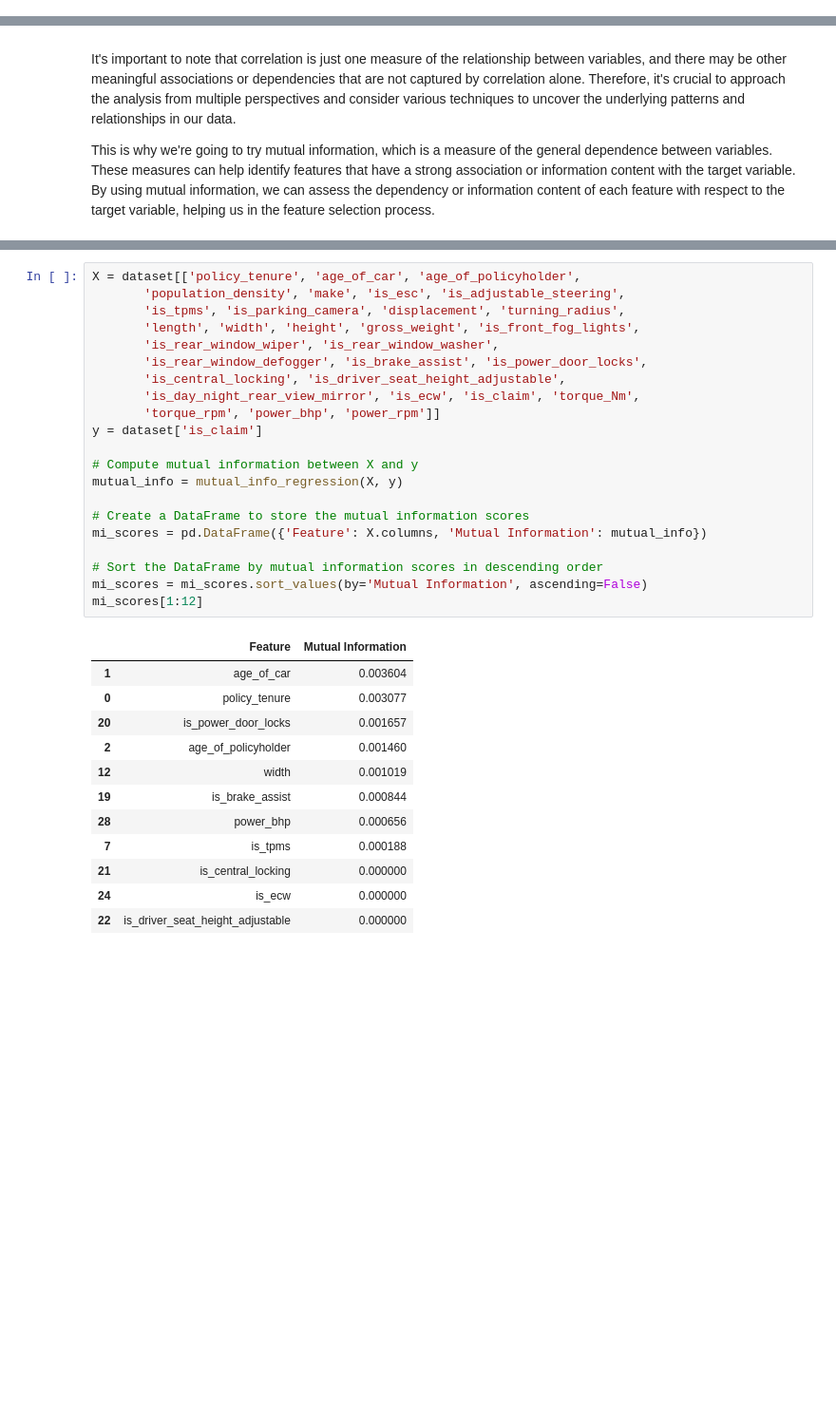
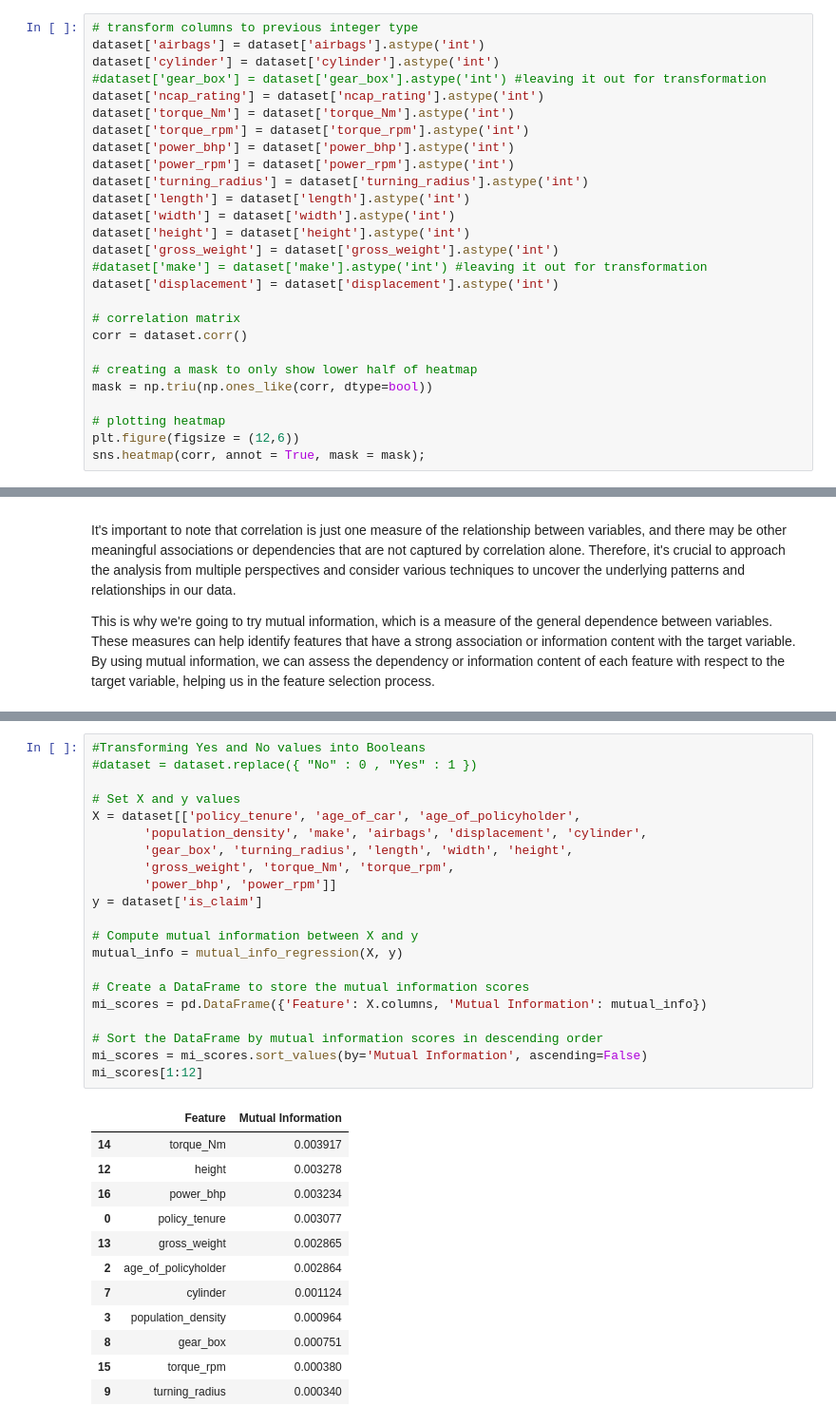
Before and after one commit to annaziegert/insurance_claim_prediciton_nova, a Jupyter notebook: final_notebook/final.ipynb, the cells around one changed output, grey strips where cells are left out. Shown at 95% size. Cells and saved outputs as stored; diff of their text form; blank space fills up the shorter version.

```diff
--- a/final_notebook/final.ipynb
+++ b/final_notebook/final.ipynb
@@ -363,0 +361,27 @@ sns.heatmap(corr, annot = True, mask = mask);
+# %%
+# transform columns to previous integer type
+dataset['airbags'] = dataset['airbags'].astype('int')
+dataset['cylinder'] = dataset['cylinder'].astype('int')
+#dataset['gear_box'] = dataset['gear_box'].astype('int') #leaving it out for transformation
+dataset['ncap_rating'] = dataset['ncap_rating'].astype('int')
+dataset['torque_Nm'] = dataset['torque_Nm'].astype('int')
+dataset['torque_rpm'] = dataset['torque_rpm'].astype('int')
+dataset['power_bhp'] = dataset['power_bhp'].astype('int')
+dataset['power_rpm'] = dataset['power_rpm'].astype('int')
+dataset['turning_radius'] = dataset['turning_radius'].astype('int')
+dataset['length'] = dataset['length'].astype('int')
+dataset['width'] = dataset['width'].astype('int')
+dataset['height'] = dataset['height'].astype('int')
+dataset['gross_weight'] = dataset['gross_weight'].astype('int')
+#dataset['make'] = dataset['make'].astype('int') #leaving it out for transformation
+dataset['displacement'] = dataset['displacement'].astype('int')
+
+# correlation matrix
+corr = dataset.corr()
+
+# creating a mask to only show lower half of heatmap
+mask = np.triu(np.ones_like(corr, dtype=bool))
+
+# plotting heatmap
+plt.figure(figsize = (12,6))
+sns.heatmap(corr, annot = True, mask = mask);
@@ -376,34 +398,34 @@ len(dataset.columns)
 # %%
+#Transforming Yes and No values into Booleans
+#dataset = dataset.replace({ "No" : 0 , "Yes" : 1 })
+
+# Set X and y values
 X = dataset[['policy_tenure', 'age_of_car', 'age_of_policyholder',
-       'population_density', 'make', 'is_esc', 'is_adjustable_steering',
-       'is_tpms', 'is_parking_camera', 'displacement', 'turning_radius',
-       'length', 'width', 'height', 'gross_weight', 'is_front_fog_lights',
-       'is_rear_window_wiper', 'is_rear_window_washer',
-       'is_rear_window_defogger', 'is_brake_assist', 'is_power_door_locks',
-       'is_central_locking', 'is_driver_seat_height_adjustable',
-       'is_day_night_rear_view_mirror', 'is_ecw', 'is_claim', 'torque_Nm',
-       'torque_rpm', 'power_bhp', 'power_rpm']]
+       'population_density', 'make', 'airbags', 'displacement', 'cylinder',
+       'gear_box', 'turning_radius', 'length', 'width', 'height',
+       'gross_weight', 'torque_Nm', 'torque_rpm',
+       'power_bhp', 'power_rpm']]
 y = dataset['is_claim']
 
 # Compute mutual information between X and y
 mutual_info = mutual_info_regression(X, y)
 
 # Create a DataFrame to store the mutual information scores
 mi_scores = pd.DataFrame({'Feature': X.columns, 'Mutual Information': mutual_info})
 
 # Sort the DataFrame by mutual information scores in descending order
 mi_scores = mi_scores.sort_values(by='Mutual Information', ascending=False)
 mi_scores[1:12]
 # %% [output]
 |  | Feature | Mutual Information |
-| 1 | age_of_car | 0.003604 |
+| 14 | torque_Nm | 0.003917 |
+| 12 | height | 0.003278 |
+| 16 | power_bhp | 0.003234 |
 | 0 | policy_tenure | 0.003077 |
-| 20 | is_power_door_locks | 0.001657 |
-| 2 | age_of_policyholder | 0.001460 |
-| 12 | width | 0.001019 |
-| 19 | is_brake_assist | 0.000844 |
-| 28 | power_bhp | 0.000656 |
-| 7 | is_tpms | 0.000188 |
-| 21 | is_central_locking | 0.000000 |
-| 24 | is_ecw | 0.000000 |
-| 22 | is_driver_seat_height_adjustable | 0.000000 |
+| 13 | gross_weight | 0.002865 |
+| 2 | age_of_policyholder | 0.002864 |
+| 7 | cylinder | 0.001124 |
+| 3 | population_density | 0.000964 |
+| 8 | gear_box | 0.000751 |
+| 15 | torque_rpm | 0.000380 |
+| 9 | turning_radius | 0.000340 |
```
Also changed, not shown: parts of 31 cells of this notebook, 2 other files.
